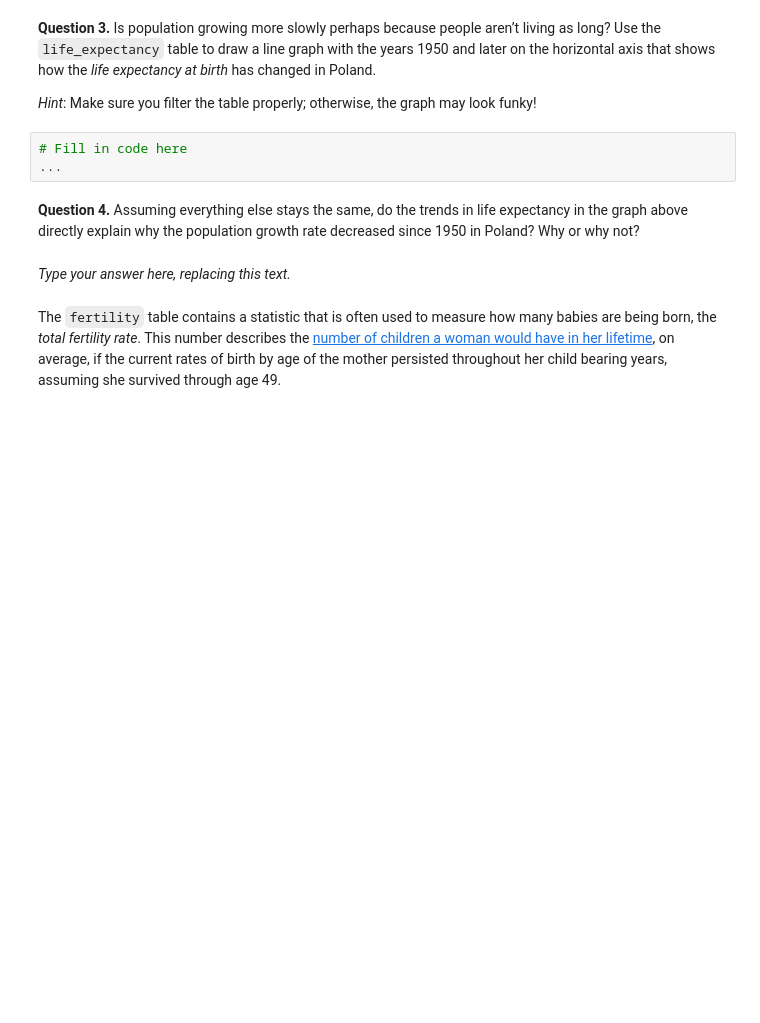
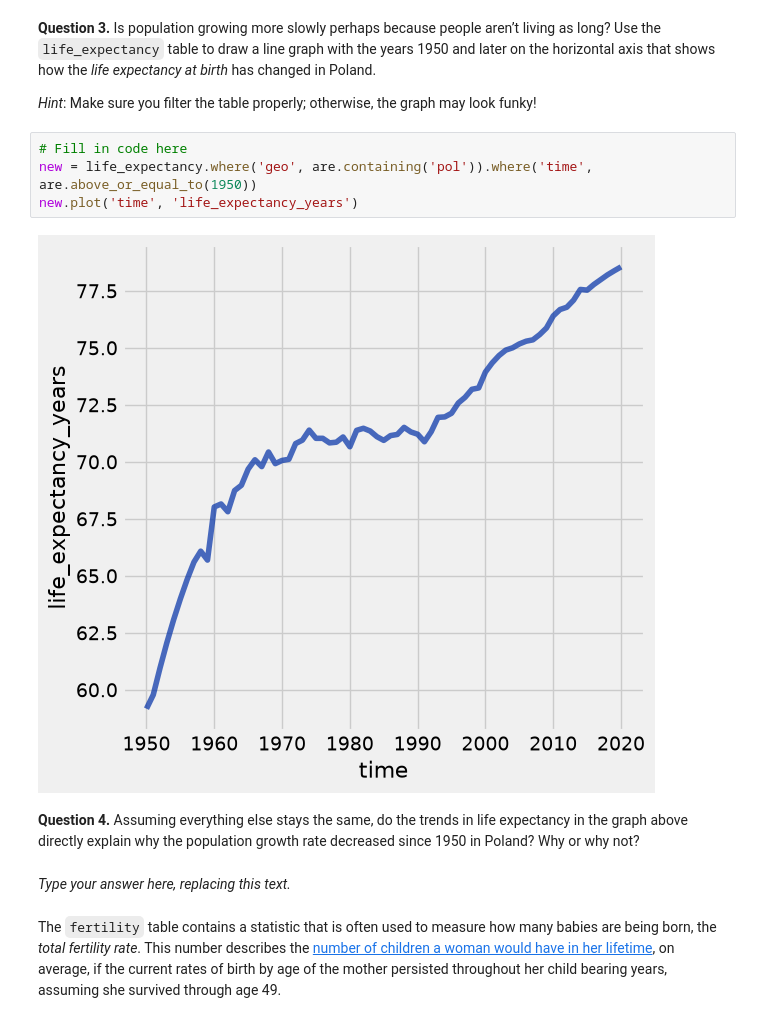
Before and after one commit to Ilawrenc08/Intro-to-Data-Analytics, a Jupyter notebook: Project 1/project1.ipynb, the cells around one changed output. Cells and saved outputs as stored; diff of their text form; blank space fills up the shorter version.

```diff
--- a/Project 1/project1.ipynb
+++ b/Project 1/project1.ipynb
@@ -168,9 +210,12 @@ fertility.show(3)
 **Question 3.** Is population growing more slowly perhaps because people aren’t living as long? Use the `life_expectancy` table to draw a line graph with the years 1950 and later on the horizontal axis that shows how the _life expectancy at birth_ has changed in Poland.
 
 _Hint_: Make sure you filter the table properly; otherwise, the graph may look funky!
-# %%
-# Fill in code here
-...
+# %%
+# Fill in code here
+new = life_expectancy.where('geo', are.containing('pol')).where('time', are.above_or_equal_to(1950))
+new.plot('time', 'life_expectancy_years')
+# %% [output]
+[figure, added]
 # %% [markdown]
 <!-- END QUESTION -->
 
```
Also changed, not shown: parts of 29 cells of this notebook, 1 other file.
